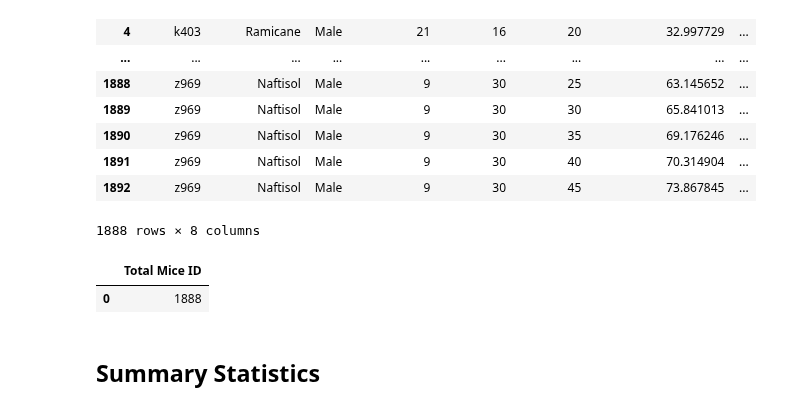
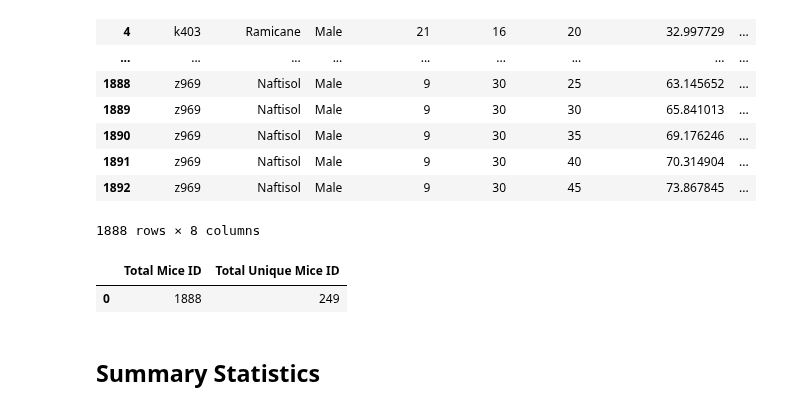
Before and after one commit to divya-gh/Matplotlib-Challenge, a Jupyter notebook: Pymaceuticals/pymaceuticals_starter.ipynb, the cells around one changed output. Saved outputs shown, nothing was run; the diff lists cells and outputs as text; code cells hidden in the pictures.

```diff
--- a/Pymaceuticals/pymaceuticals_starter.ipynb
+++ b/Pymaceuticals/pymaceuticals_starter.ipynb
@@ -115,11 +115,13 @@ Mouse_study_result_clean
 1888 rows × 8 columns
 # %%
 # Checking the number of mice in the clean DataFrame.
-Total_Mice_clean = pd.DataFrame({ "Total Mice ID" : [Mouse_study_result_clean['Mouse ID'].count()]})
+Total_Mice_clean = pd.DataFrame({ "Total Mice ID" : [Mouse_study_result_clean['Mouse ID'].count()],
+                                  "Total Unique Mice ID" :[len(Mouse_study_result_clean['Mouse ID'].unique())]
+                                })
 Total_Mice_clean
 # %% [output]
-|  | Total Mice ID |
-| 0 | 1888 |
+|  | Total Mice ID | Total Unique Mice ID |
+| 0 | 1888 | 249 |
 # %% [markdown]
 ## Summary Statistics
 # %%
```
Also changed, not shown: parts of 14 cells of this notebook.
